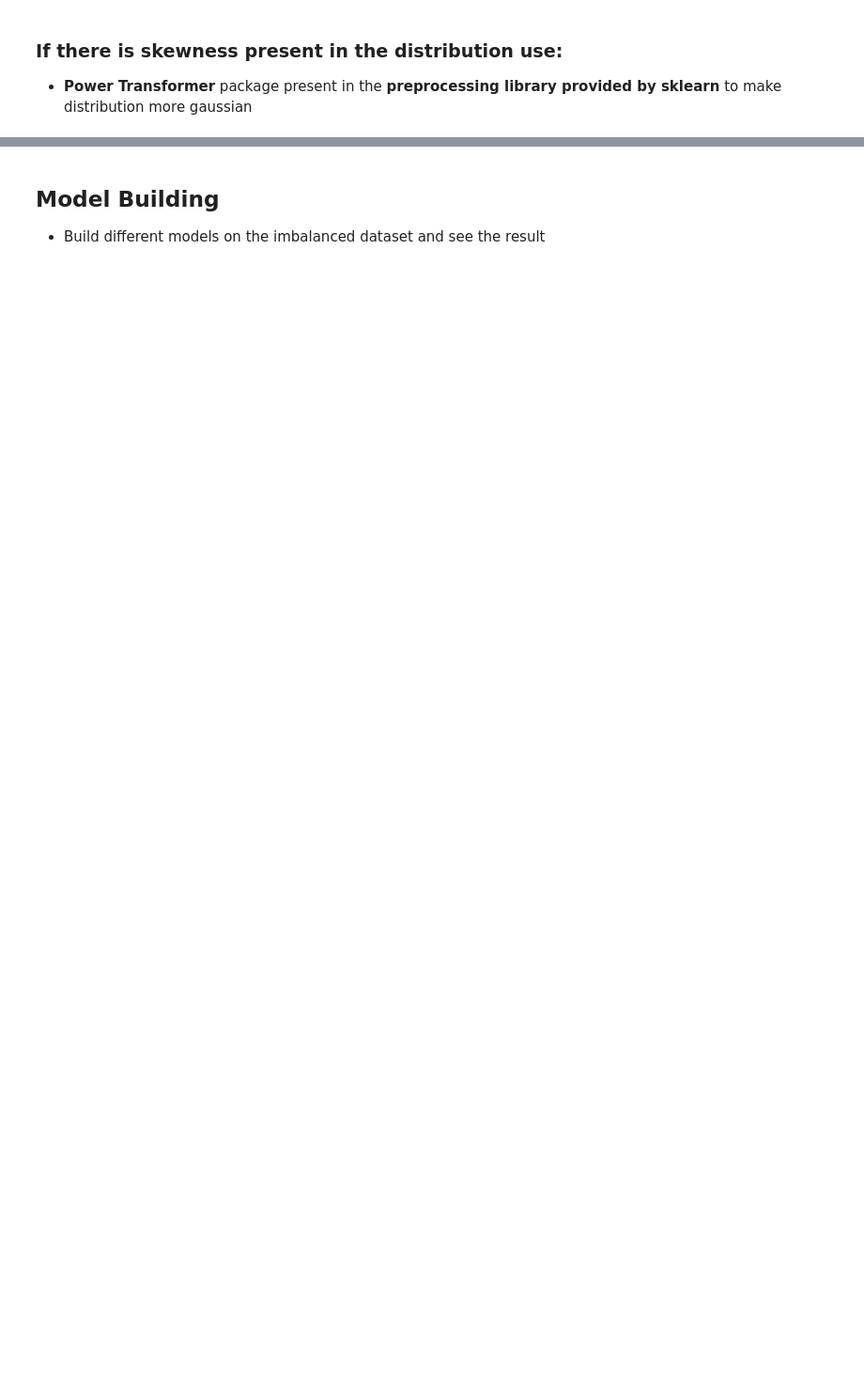
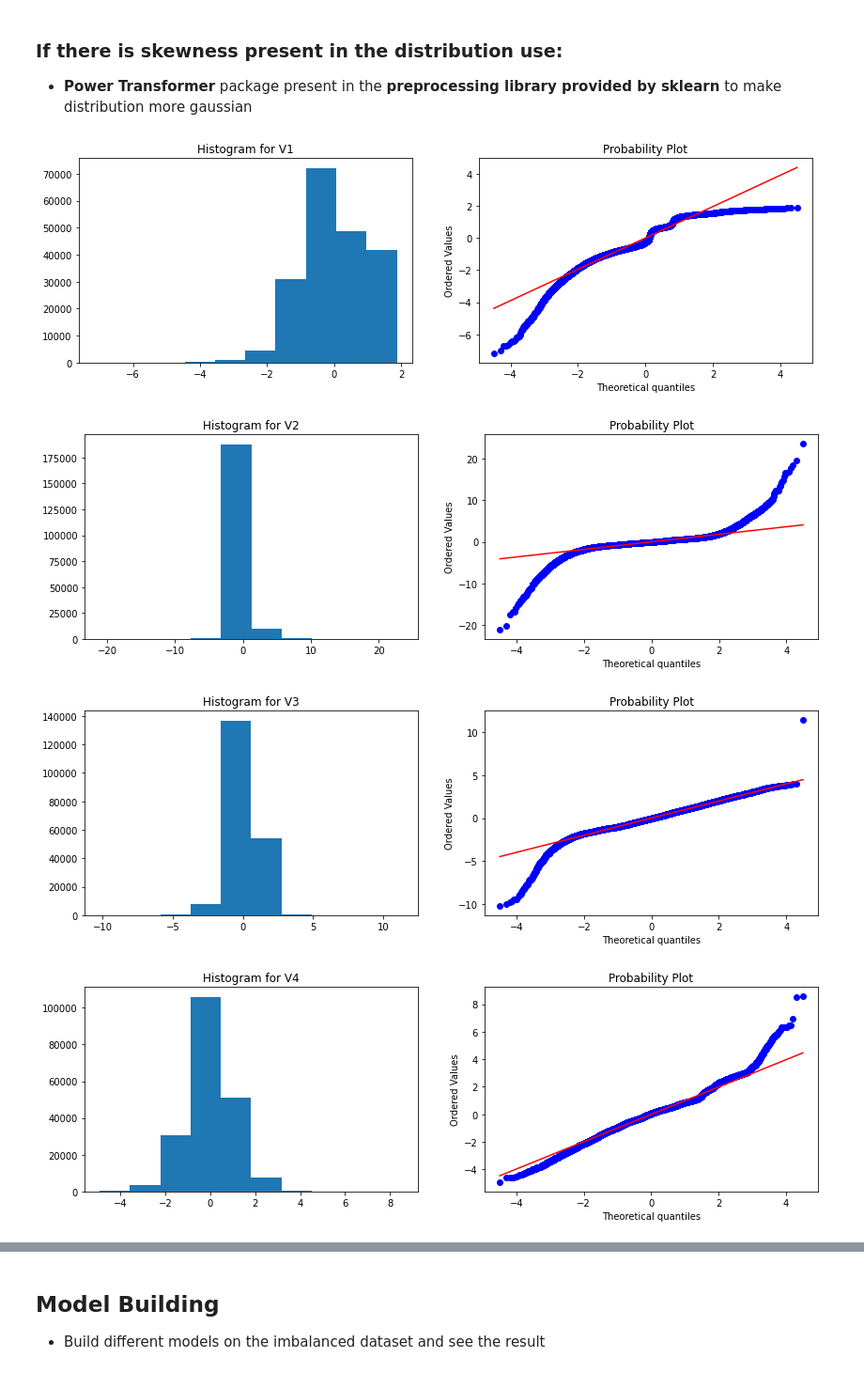
Before and after one commit to rsubho/Capstone-Project, a Jupyter notebook: Credit_card_fraud_detection.ipynb, the cells around one changed output, grey strips where cells are left out. Shown at 94% size. Cells and saved outputs as stored; diff of their text form; code cells hidden in the pictures; blank space fills up the shorter version.

```diff
--- a/Credit_card_fraud_detection.ipynb
+++ b/Credit_card_fraud_detection.ipynb
@@ -174,5 +202,19 @@ print(np.sum(y_test))
 - <b>Power Transformer</b> package present in the <b>preprocessing library provided by sklearn</b> to make distribution more gaussian
 # %%
 # - Apply : preprocessing.PowerTransformer(copy=False) to fit & transform the train & test data
+from sklearn.preprocessing import PolynomialFeatures, PowerTransformer
+import copy
+pt = PowerTransformer()
+X_train_backup = copy.copy(X_train)
+X_train = pd.DataFrame(pt.fit_transform(X_train))
+X_train.columns = X_train_backup.columns
 # %%
 # plot the histogram of a variable from the dataset again to see the result
+for i in X_train.columns:
+  if i not in ('Time', 'Class'):
+    gaussian_plot(X_train, i)
+# %% [output]
+[figure, added]
+[figure, added]
+[figure, added]
+[figure, added]
```
Also changed, not shown: parts of 25 cells of this notebook.
